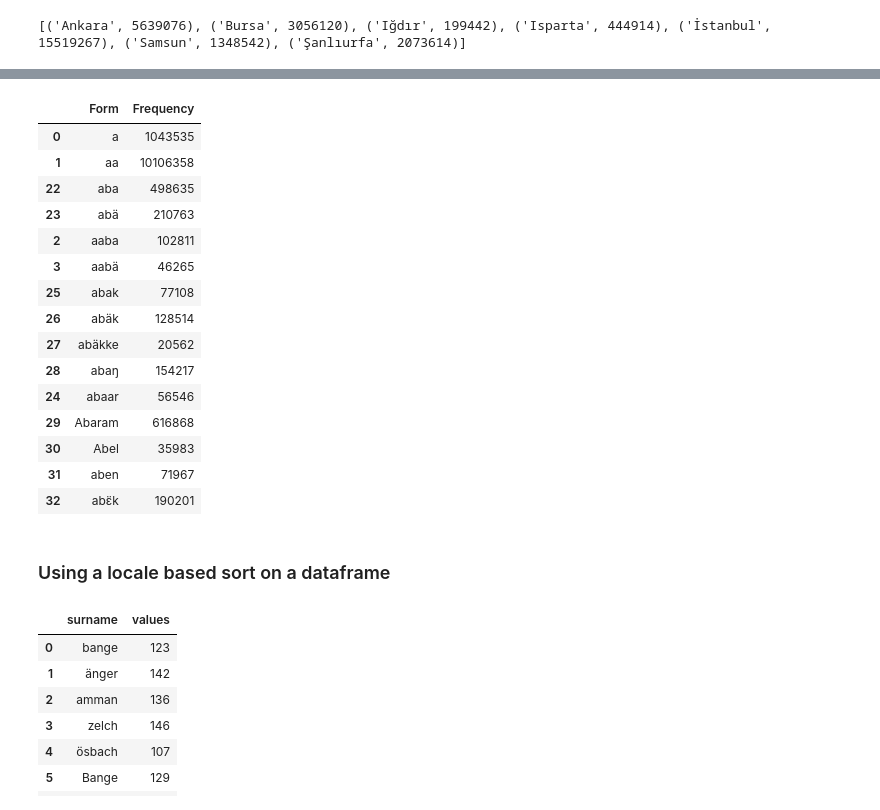
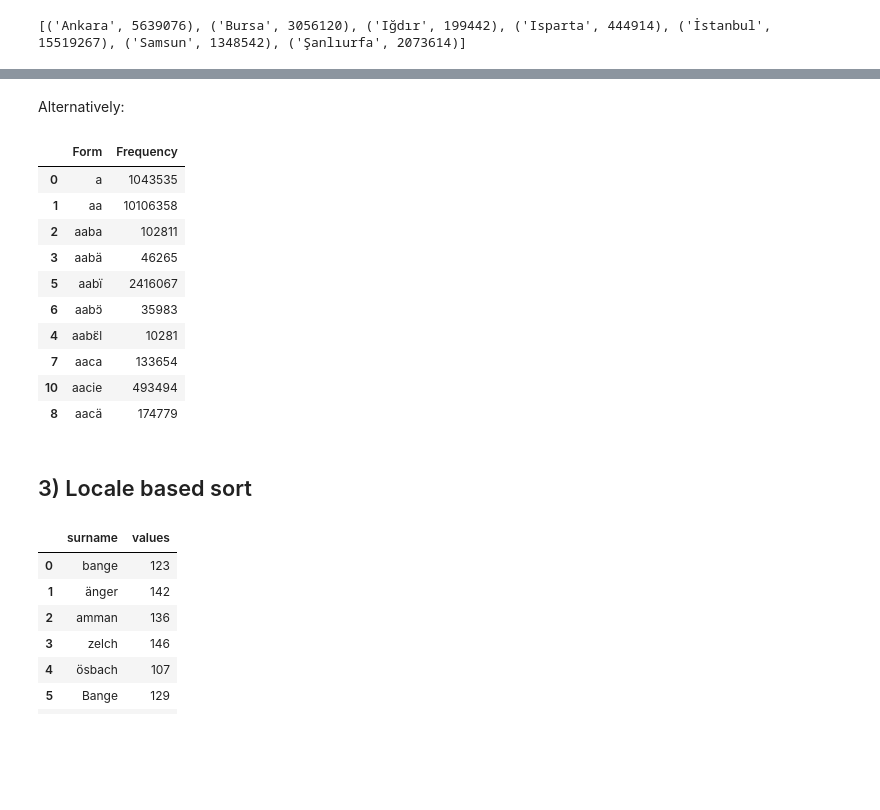
Before and after one commit to enabling-languages/python-i18n, a Jupyter notebook: notebooks/Collation.ipynb, the cells around one changed output, grey strips where cells are left out. Drawn from its saved outputs; the diff is of its cells as text; code cells hidden in the pictures; blank space fills up the shorter version.

```diff
--- a/notebooks/Collation.ipynb
+++ b/notebooks/Collation.ipynb
@@ -64,10 +64,13 @@ print( sorted(misc_list, key=lambda x: ud.normalize("NFD", x.casefold())) )
 # %% [markdown]
 For the following examples and discussions we will define a `normalised_sort` function, allowing us a convient way to switch between normalisation forms, and localised versus non-localised sorts.
 # %%
-def normalised_sort(s, nf="NFD", loc=False):
+def normalised_sort(s, nf="NFKD", loc=False):
     nf = nf.upper()
     if nf in ["NFC", "NFKC", "NFD", "NFKD"]:
-        s = locale.strxfrm(ud.normalize(nf, s.lower())) if loc else ud.normalize(nf, s.lower())
+        if isinstance(s, pd.core.series.Series):
+            s = s.str.normalize(nf).str.lower().map(locale.strxfrm) if loc else s.str.normalize(nf).str.lower()
+        else:
+            s = locale.strxfrm(ud.normalize(nf, s).lower()) if loc else ud.normalize(nf, s).lower()
     return s
 # %%
 print( sorted(misc_list, key=normalised_sort) )
@@ -957,25 +993,22 @@ df.head(15)
+# %% [markdown]
+Alternatively:
 # %%
-sorted_df = df.sort_values("Form", key = lambda x: x.map(din_collator.getSortKey))
-sorted_df.head(15)
+df_sorted_norm2 = df.sort_values("Form", key=lambda x: normalised_sort(x, nf="NFKC"))
+df_sorted_norm2.head(10)
 # %% [output]
 |  | Form | Frequency |
 | 0 | a | 1043535 |
 | 1 | aa | 10106358 |
-| 22 | aba | 498635 |
-| 23 | abä | 210763 |
 | 2 | aaba | 102811 |
 | 3 | aabä | 46265 |
-| 25 | abak | 77108 |
-| 26 | abäk | 128514 |
-| 27 | abäkke | 20562 |
-| 28 | abaŋ | 154217 |
-| 24 | abaar | 56546 |
-| 29 | Abaram | 616868 |
-| 30 | Abel | 35983 |
-| 31 | aben | 71967 |
-| 32 | abɛ̈k | 190201 |
+| 5 | aabï | 2416067 |
+| 6 | aabɔ̈ | 35983 |
+| 4 | aabɛ̈l | 10281 |
+| 7 | aaca | 133654 |
+| 10 | aacie | 493494 |
+| 8 | aacä | 174779 |
-# %% [markdown]
-### Using a locale based sort on a dataframe
+# %% [markdown]
+## 3) Locale based sort
 # %%
 data = {
     "surname": ["bange", "änger", "amman", "zelch", "ösbach", "Bange", "Änger", "Amman", "Zelch", "Ösbach"],
```
Also changed, not shown: parts of 17 cells of this notebook.
